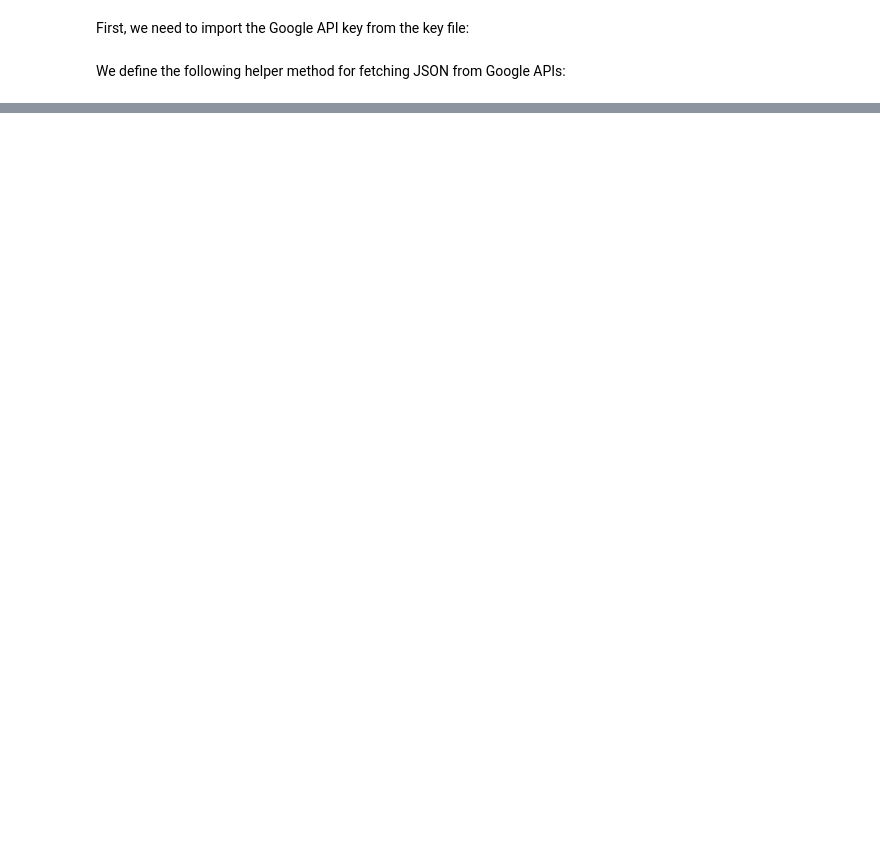
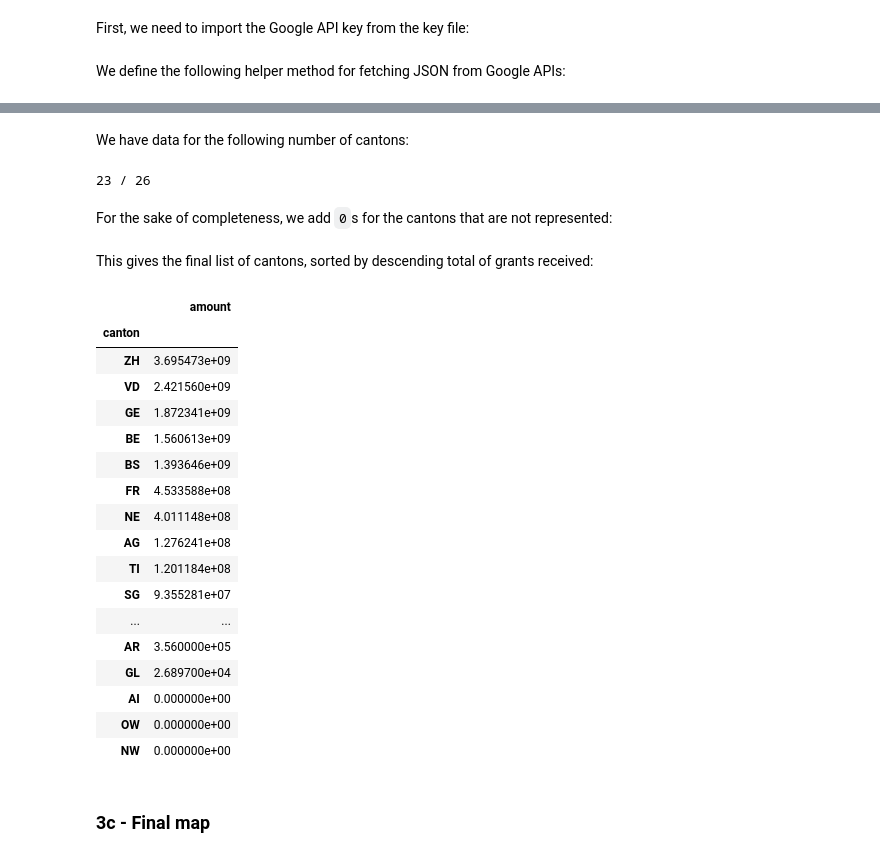
Before and after one commit to mukel/Homework, a Jupyter notebook: 03 - Interactive Viz/Hw3-Visualisation.ipynb, the cells around one changed output, grey strips where cells are left out. Saved outputs shown, nothing was run; the diff lists cells and outputs as text; code cells hidden in the pictures; blank space fills up the shorter version.

```diff
--- a/03 - Interactive Viz/Hw3-Visualisation.ipynb
+++ b/03 - Interactive Viz/Hw3-Visualisation.ipynb
@@ -108,0 +308,3 @@ Vaud
+# %%
+not_swiss_predicate = [r for r in data_cantons.index if data_cantons.canton[r] not in canton_ids]
+len(data_cantons.loc[not_swiss_predicate])
@@ -108,0 +315,2 @@ Vaud
+# %%
+data_cantons = data_cantons.drop(not_swiss_predicate)
@@ -108,0 +321,39 @@ Vaud
+# %%
+totals = data_cantons.groupby('canton').sum()
+# %% [markdown]
+We have data for the following number of cantons:
+# %%
+print(len(totals), '/', '26')
+# %% [output]
+23 / 26
+# %% [markdown]
+For the sake of completeness, we add `0`s for the cantons that are not represented:
+# %%
+for c in canton_ids:
+    if c not in totals.index:
+        totals.loc[c] = 0
+# %% [markdown]
+This gives the final list of cantons, sorted by descending total of grants received:
+# %%
+totals.sort_values(by='amount', ascending=False)
+# %% [output]
+|  | amount |
+| canton |  |
+| ZH | 3.695473e+09 |
+| VD | 2.421560e+09 |
+| GE | 1.872341e+09 |
+| BE | 1.560613e+09 |
+| BS | 1.393646e+09 |
+| FR | 4.533588e+08 |
+| NE | 4.011148e+08 |
+| AG | 1.276241e+08 |
+| TI | 1.201184e+08 |
+| SG | 9.355281e+07 |
+| ... | ... |
+| AR | 3.560000e+05 |
+| GL | 2.689700e+04 |
+| AI | 0.000000e+00 |
+| OW | 0.000000e+00 |
+| NW | 0.000000e+00 |
+# %% [markdown]
+### 3c - Final map
```
Also changed, not shown: parts of 55 cells of this notebook.
